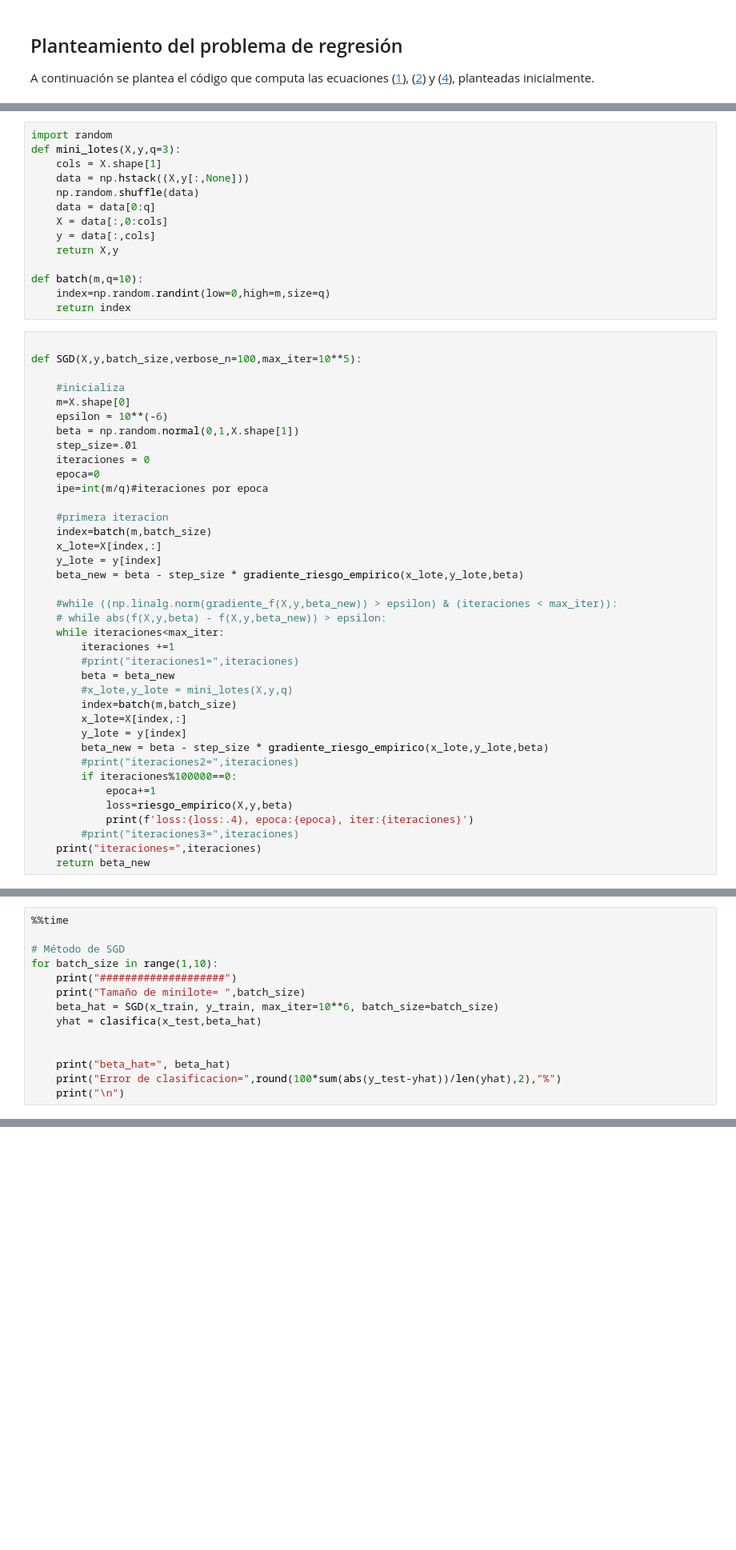
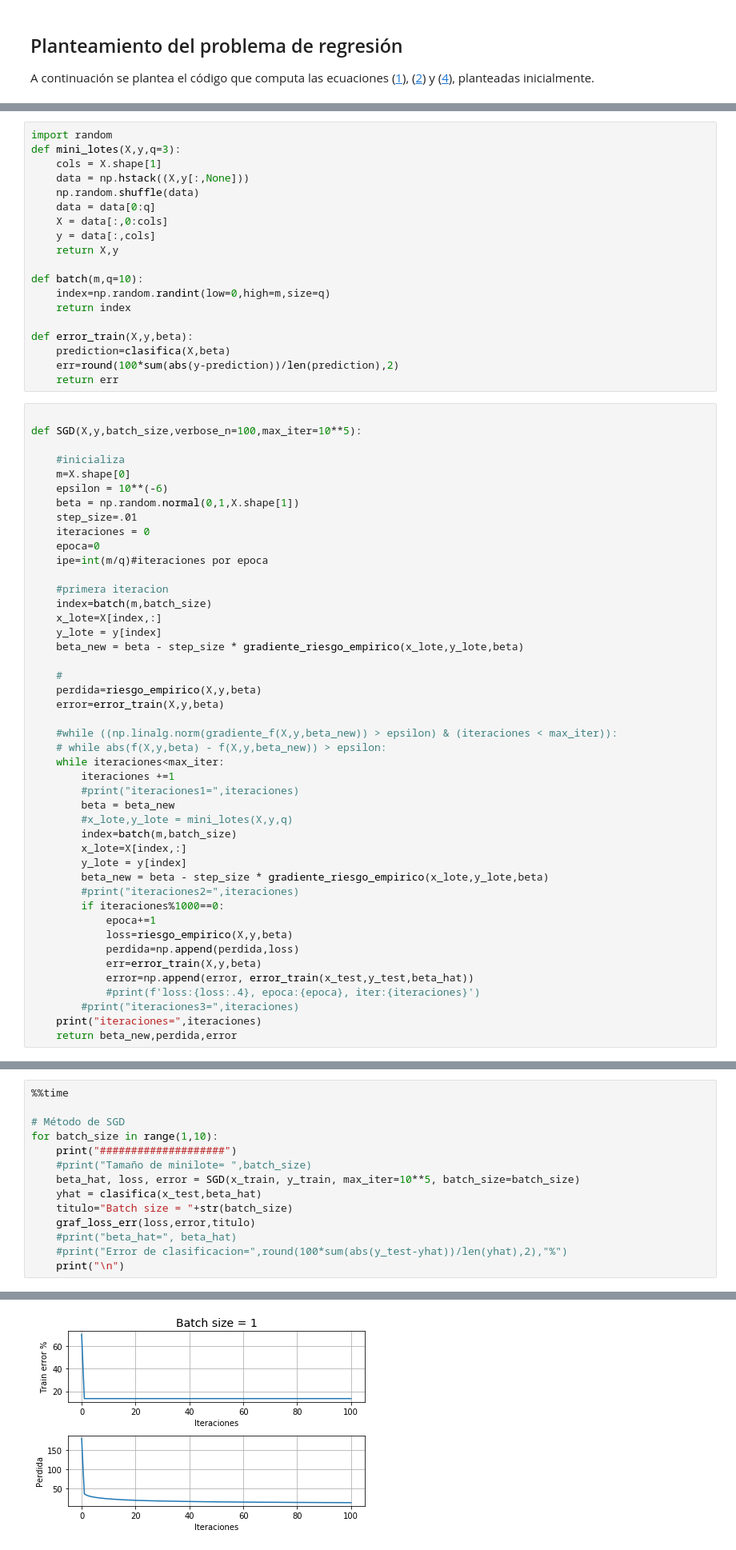
Before and after one commit to C1587S/MNO_numericalOptimization, a Jupyter notebook: notebooks/notebook_implementacion.ipynb, the cells around one changed output, grey strips where cells are left out. Shown at 80% size. Saved outputs shown, nothing was run; the diff lists cells and outputs as text; blank space fills up the shorter version.

```diff
--- a/notebooks/notebook_implementacion.ipynb
+++ b/notebooks/notebook_implementacion.ipynb
@@ -749,6 +749,11 @@ def mini_lotes(X,y,q=3):
 def batch(m,q=10):
     index=np.random.randint(low=0,high=m,size=q)
     return index
+
+def error_train(X,y,beta):
+    prediction=clasifica(X,beta)
+    err=round(100*sum(abs(y-prediction))/len(prediction),2)
+    return err
 # %%
 
 def SGD(X,y,batch_size,verbose_n=100,max_iter=10**5):
@@ -768,6 +773,10 @@ def SGD(X,y,batch_size,verbose_n=100,max_iter=10**5):
     y_lote = y[index]
     beta_new = beta - step_size * gradiente_riesgo_empirico(x_lote,y_lote,beta)
 
+    #
+    perdida=riesgo_empirico(X,y,beta)
+    error=error_train(X,y,beta)
+
     #while ((np.linalg.norm(gradiente_f(X,y,beta_new)) > epsilon) & (iteraciones < max_iter)):
     # while abs(f(X,y,beta) - f(X,y,beta_new)) > epsilon:
     while iteraciones<max_iter:
@@ -780,10 +789,13 @@ def SGD(X,y,batch_size,verbose_n=100,max_iter=10**5):
         y_lote = y[index]
         beta_new = beta - step_size * gradiente_riesgo_empirico(x_lote,y_lote,beta)
         #print("iteraciones2=",iteraciones)
-        if iteraciones%100000==0:
+        if iteraciones%1000==0:
             epoca+=1
             loss=riesgo_empirico(X,y,beta)
-            print(f'loss:{loss:.4}, epoca:{epoca}, iter:{iteraciones}')
+            perdida=np.append(perdida,loss)
+            err=error_train(X,y,beta)
+            error=np.append(error, error_train(x_test,y_test,beta_hat))
+            #print(f'loss:{loss:.4}, epoca:{epoca}, iter:{iteraciones}')
         #print("iteraciones3=",iteraciones)
     print("iteraciones=",iteraciones)
-    return beta_new
+    return beta_new,perdida,error
@@ -793,13 +813,13 @@ def SGD(X,y,batch_size,verbose_n=100,max_iter=10**5):
 # Método de SGD
 for batch_size in range(1,10):
     print("####################")
-    print("Tamaño de minilote= ",batch_size)
-    beta_hat = SGD(x_train, y_train, max_iter=10**6, batch_size=batch_size)
+    #print("Tamaño de minilote= ",batch_size)
+    beta_hat, loss, error = SGD(x_train, y_train, max_iter=10**5, batch_size=batch_size)
     yhat = clasifica(x_test,beta_hat)
-
-
-    print("beta_hat=", beta_hat)
-    print("Error de clasificacion=",round(100*sum(abs(y_test-yhat))/len(yhat),2),"%")
+    titulo="Batch size = "+str(batch_size)
+    graf_loss_err(loss,error,titulo)
+    #print("beta_hat=", beta_hat)
+    #print("Error de clasificacion=",round(100*sum(abs(y_test-yhat))/len(yhat),2),"%")
     print("\n")
 # %% [output]
 ####################
@@ -821,0 +827 @@ loss:13.55, epoca:1, iter:100000
+[figure, added]
```
Also changed, not shown: parts of 4 cells of this notebook.
